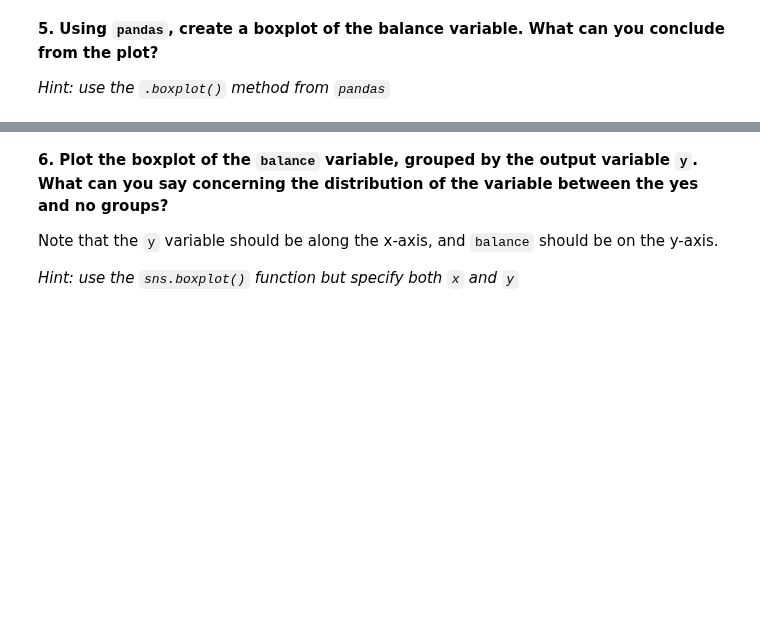
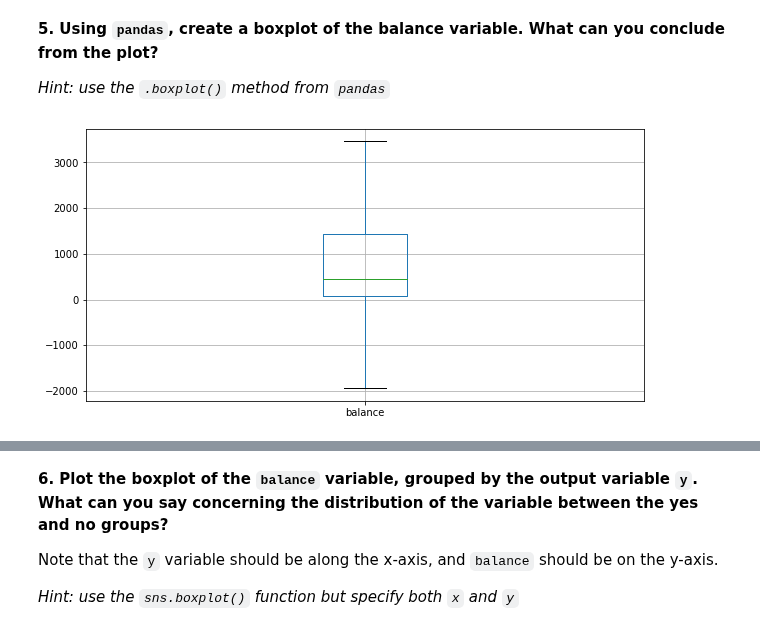
Before and after one commit to Louis-Bad/KATE_Module-17, a Jupyter notebook: bank_marketing/bank_marketing.ipynb, the cells around one changed output, grey strips where cells are left out. Saved outputs shown, nothing was run; the diff lists cells and outputs as text; code cells hidden in the pictures; blank space fills up the shorter version.

```diff
--- a/bank_marketing/bank_marketing.ipynb
+++ b/bank_marketing/bank_marketing.ipynb
@@ -161,7 +218,11 @@ plt.figure()
 *Hint: use the `.boxplot()` method from `pandas`*
 # %%
 # We create a new figure to make sure other figures in the notebook don't get modified
-plt.figure()
+plt.figure(figsize = figsize)
 
 # Your code here
-# balance_boxplot = ...
+balance_boxplot = df.boxplot(column = "balance", showfliers=False)
+
+balance_boxplot;
+# %% [output]
+[figure, added]
```
Also changed, not shown: parts of 22 cells of this notebook, 1 other file.
